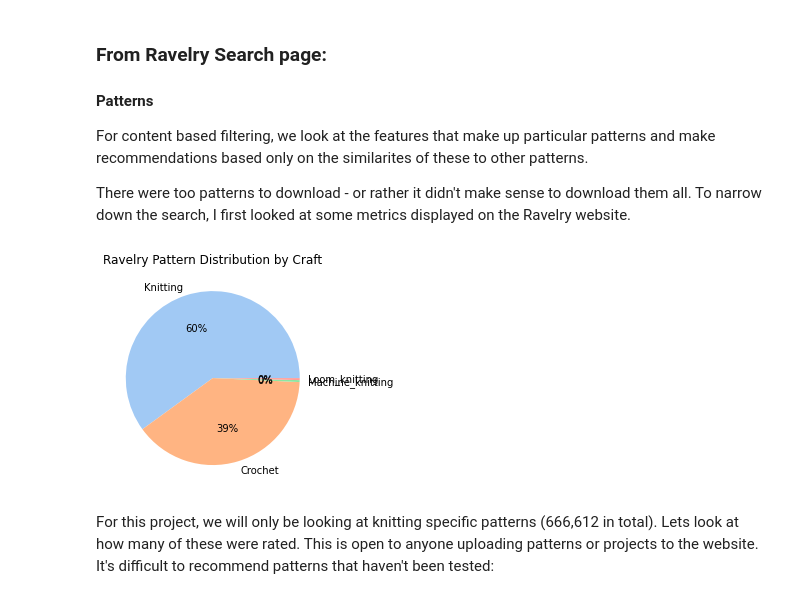
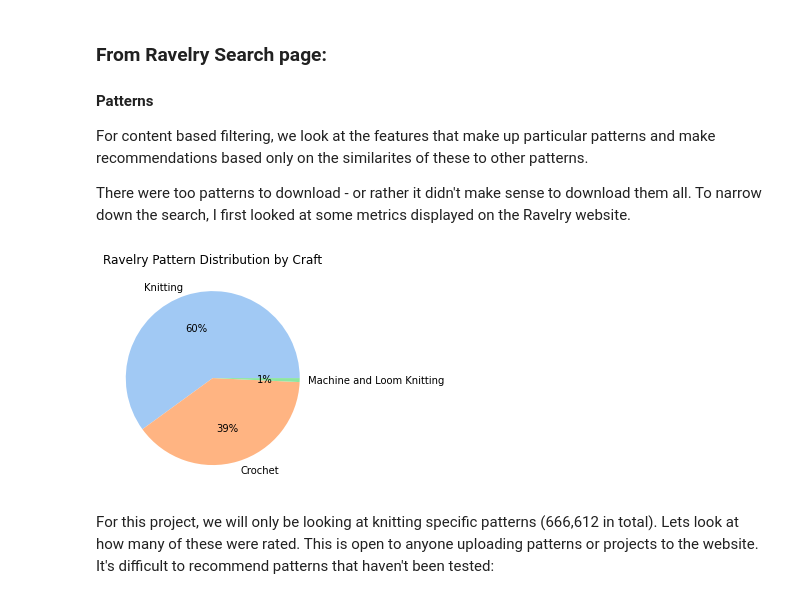
Before and after one commit to LilaKelland/Ravelry-Recommender-Engine, a Jupyter notebook: 1.1-exploratory-data-analysis.ipynb, the cells around one changed output. Drawn from its saved outputs; the diff is of its cells as text; code cells hidden in the pictures.

```diff
--- a/1.1-exploratory-data-analysis.ipynb
+++ b/1.1-exploratory-data-analysis.ipynb
@@ -93,17 +91,18 @@ all_patterns = 1099169 # this includes crochet, machine and loom knitting as wel
 knitting_rated_unrated = 469537
 # %%
 # Plot by craft
-data = [knitting_patterns, crochet, machine_knitting, loom_knitting]
-labels = ['Knitting', 'Crochet', 'Machine_knitting', 'Loom_knitting']
+machine_and_loom_knitting = machine_knitting + loom_knitting
+data = [knitting_patterns, crochet,machine_and_loom_knitting]
+labels = ['Knitting', 'Crochet', 'Machine and Loom Knitting']
 
 colors = sns.color_palette('pastel')[0:5]
 title='Ravelry Pattern Distribution by Craft'
 
 plt.pie(data, labels = labels,  colors= colors, autopct='%.0f%%')
 plt.title('Ravelry Pattern Distribution by Craft')
 plt.show()
 # %% [output]
-[figure, old version]
+[figure, new version]
 # %% [markdown]
 For this project, we will only be looking at knitting specific patterns (666,612 in total).  Lets look at how many of these were rated.  This is open to anyone uploading patterns or projects to the website.  It's difficult to recommend patterns that haven't been tested:
 # %%
```
Also changed, not shown: parts of 20 cells of this notebook, 20 other files.
